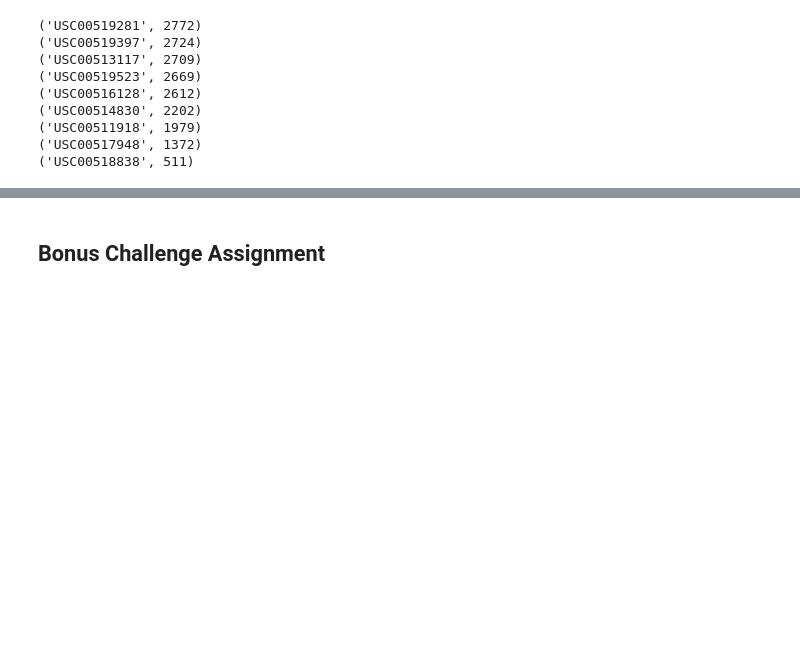
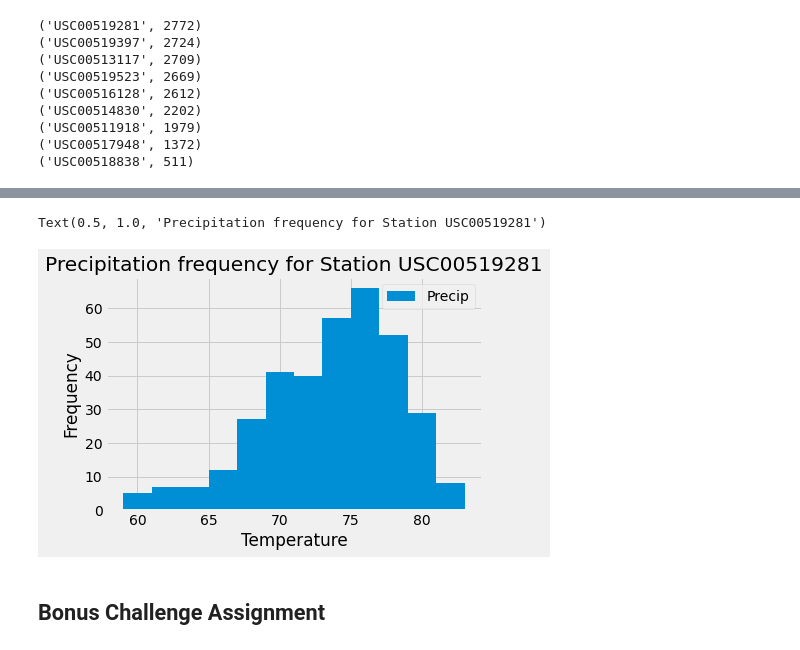
Before and after one commit to madelinesachtler/sqlalchemy-challenge, a Jupyter notebook: climate_starter.ipynb, the cells around one changed output, grey strips where cells are left out. Saved outputs shown, nothing was run; the diff lists cells and outputs as text; code cells hidden in the pictures; blank space fills up the shorter version.

```diff
--- a/climate_starter.ipynb
+++ b/climate_starter.ipynb
@@ -186,3 +193,12 @@ WHERE measurement.station = ?]
 # %%
 # Choose the station with the highest number of temperature observations.
+
 # Query the last 12 months of temperature observation data for this station and plot the results as a histogram
+
+query_active_station = session.query(func.sum(measurment.tobs), measurment.date).\
+                    group_by(measurment.date).\
+                    filter(measurment.date >= twelve_months_prior, measurment.station == active_station[0]).\
+                    order_by(measurment.date)
+
+active_station_df = pd.DataFrame(query_active_station, columns=["Precip", "Date"])
+active_station_df
@@ -189,3 +219,11 @@ WHERE measurement.station = ?]
+# %%
+active_station_df.plot.hist(bins=12, alpha = 1)
+plt.xlabel("Temperature")
+plt.ylabel("Frequency")
+plt.title("Precipitation frequency for Station USC00519281")
+# %% [output]
+Text(0.5, 1.0, 'Precipitation frequency for Station USC00519281')
+[figure, added]
 # %% [markdown]
 ## Bonus Challenge Assignment
 # %%
```
Also changed, not shown: parts of 4 cells of this notebook.
